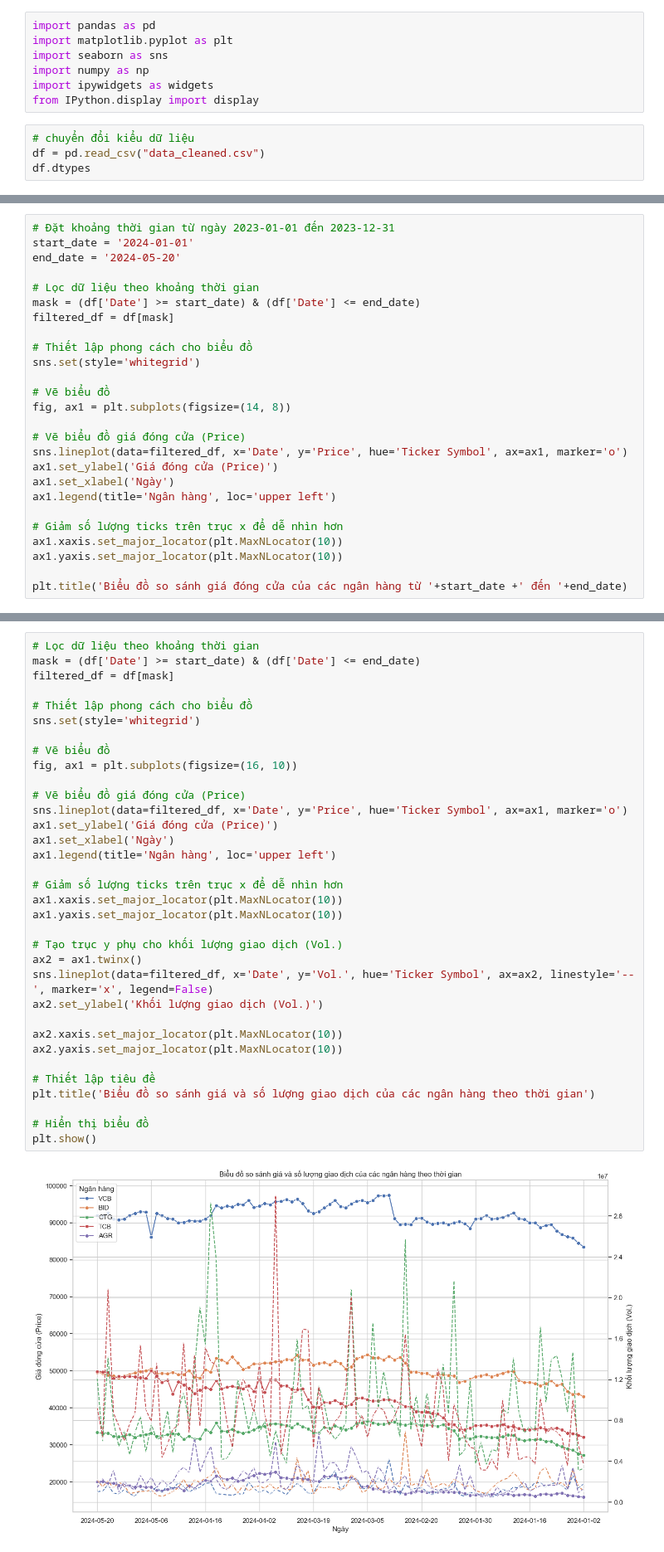
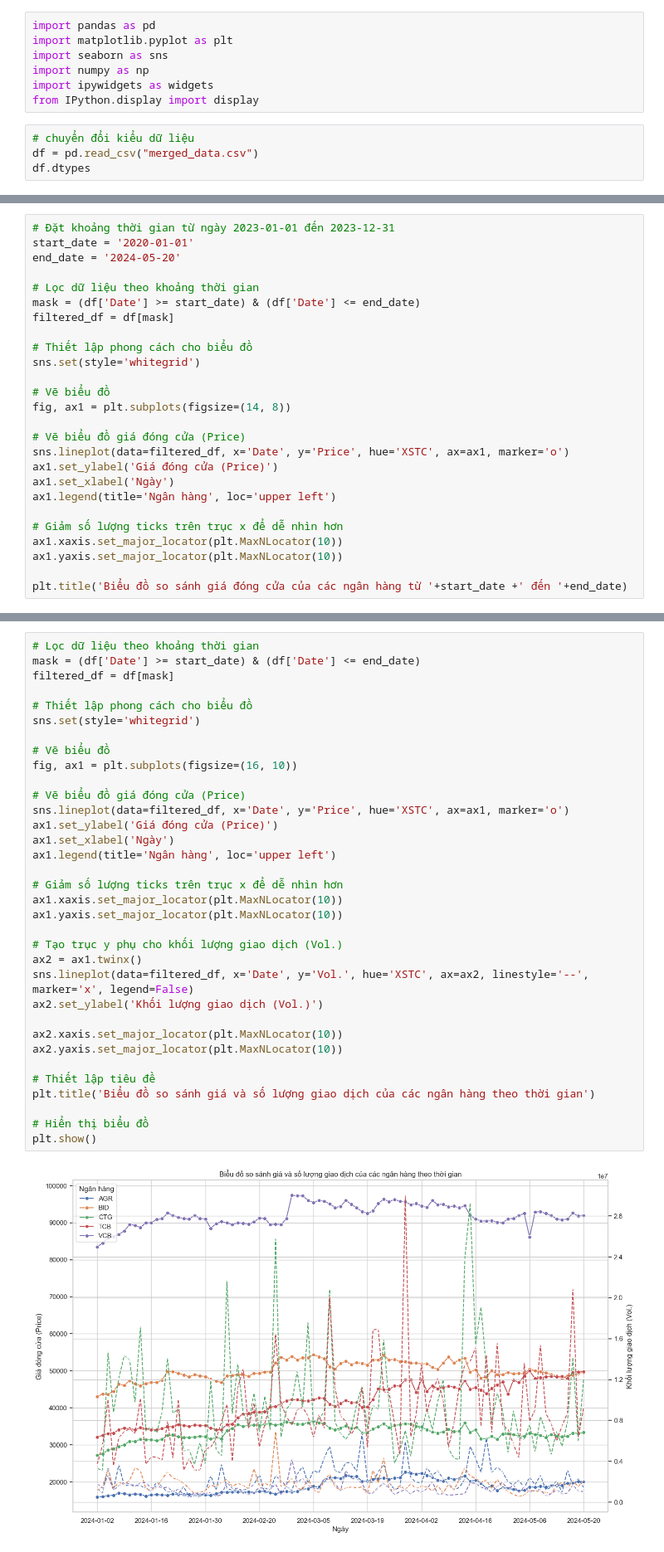
Before and after one commit to HTNam1710/DataViz_Lab02, a Jupyter notebook: mynotebook.ipynb, the cells around one changed output, grey strips where cells are left out. Shown at 83% size. Cells and saved outputs as stored; diff of their text form.

```diff
--- a/mynotebook.ipynb
+++ b/mynotebook.ipynb
@@ -7,6 +7,6 @@ import ipywidgets as widgets
 from IPython.display import display
 # %%
 # chuyển đổi kiểu dữ liệu
-df = pd.read_csv("data_cleaned.csv")
+df = pd.read_csv("merged_data.csv")
 df.dtypes
 # %% [output]
@@ -22,7 +21,7 @@ Bank Name         object
 dtype: object
 # %%
 # Đặt khoảng thời gian từ ngày 2023-01-01 đến 2023-12-31
-start_date = '2024-01-01'
+start_date = '2020-01-01'
 end_date = '2024-05-20'
 
 # Lọc dữ liệu theo khoảng thời gian
@@ -36,7 +35,7 @@ sns.set(style='whitegrid')
 fig, ax1 = plt.subplots(figsize=(14, 8))
 
 # Vẽ biểu đồ giá đóng cửa (Price)
-sns.lineplot(data=filtered_df, x='Date', y='Price', hue='Ticker Symbol', ax=ax1, marker='o')
+sns.lineplot(data=filtered_df, x='Date', y='Price', hue='XSTC', ax=ax1, marker='o')
 ax1.set_ylabel('Giá đóng cửa (Price)')
 ax1.set_xlabel('Ngày')
 ax1.legend(title='Ngân hàng', loc='upper left')
@@ -81,33 +80,33 @@ mask = (df['Date'] >= start_date) & (df['Date'] <= end_date)
 filtered_df = df[mask]
 
 # Thiết lập phong cách cho biểu đồ
 sns.set(style='whitegrid')
 
 # Vẽ biểu đồ
 fig, ax1 = plt.subplots(figsize=(16, 10))
 
 # Vẽ biểu đồ giá đóng cửa (Price)
-sns.lineplot(data=filtered_df, x='Date', y='Price', hue='Ticker Symbol', ax=ax1, marker='o')
+sns.lineplot(data=filtered_df, x='Date', y='Price', hue='XSTC', ax=ax1, marker='o')
 ax1.set_ylabel('Giá đóng cửa (Price)')
 ax1.set_xlabel('Ngày')
 ax1.legend(title='Ngân hàng', loc='upper left')
 
 # Giảm số lượng ticks trên trục x để dễ nhìn hơn
 ax1.xaxis.set_major_locator(plt.MaxNLocator(10))
 ax1.yaxis.set_major_locator(plt.MaxNLocator(10))
 
 # Tạo trục y phụ cho khối lượng giao dịch (Vol.)
 ax2 = ax1.twinx()
-sns.lineplot(data=filtered_df, x='Date', y='Vol.', hue='Ticker Symbol', ax=ax2, linestyle='--', marker='x', legend=False)
+sns.lineplot(data=filtered_df, x='Date', y='Vol.', hue='XSTC', ax=ax2, linestyle='--', marker='x', legend=False)
 ax2.set_ylabel('Khối lượng giao dịch (Vol.)')
 
 ax2.xaxis.set_major_locator(plt.MaxNLocator(10))
 ax2.yaxis.set_major_locator(plt.MaxNLocator(10))
 
 # Thiết lập tiêu đề
 plt.title('Biểu đồ so sánh giá và số lượng giao dịch của các ngân hàng theo thời gian')
 
 # Hiển thị biểu đồ
 plt.show()
 # %% [output]
-[figure, old version]
+[figure, new version]
```
Also changed, not shown: parts of 17 cells of this notebook, 2 other files.
